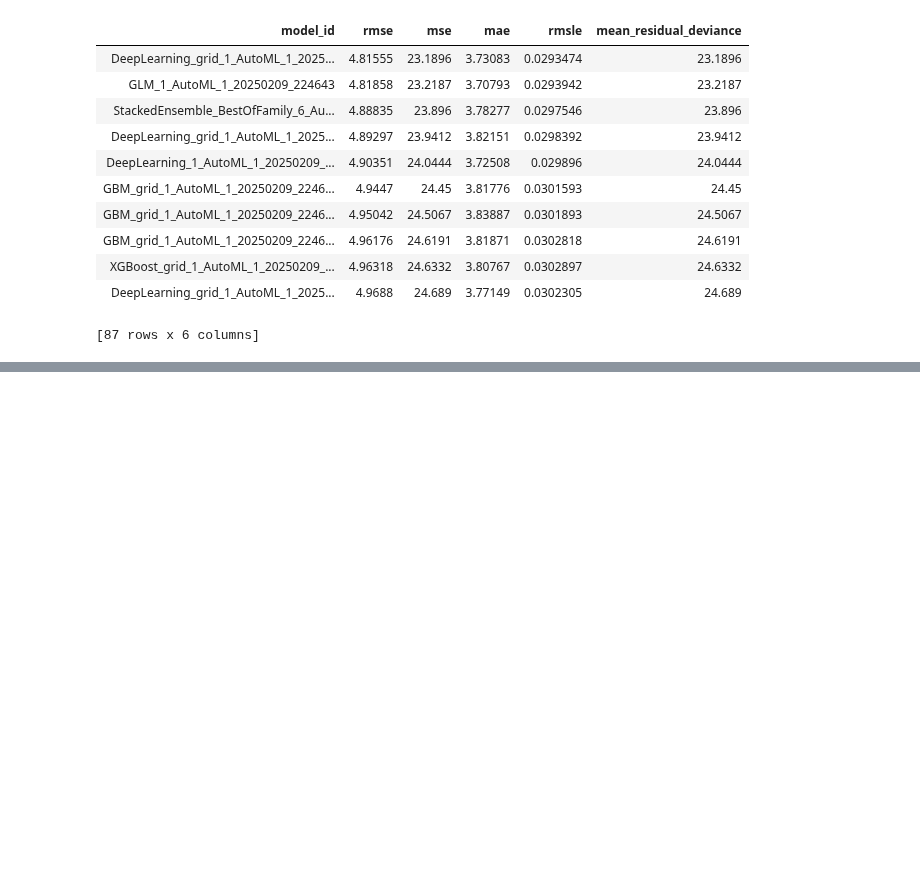
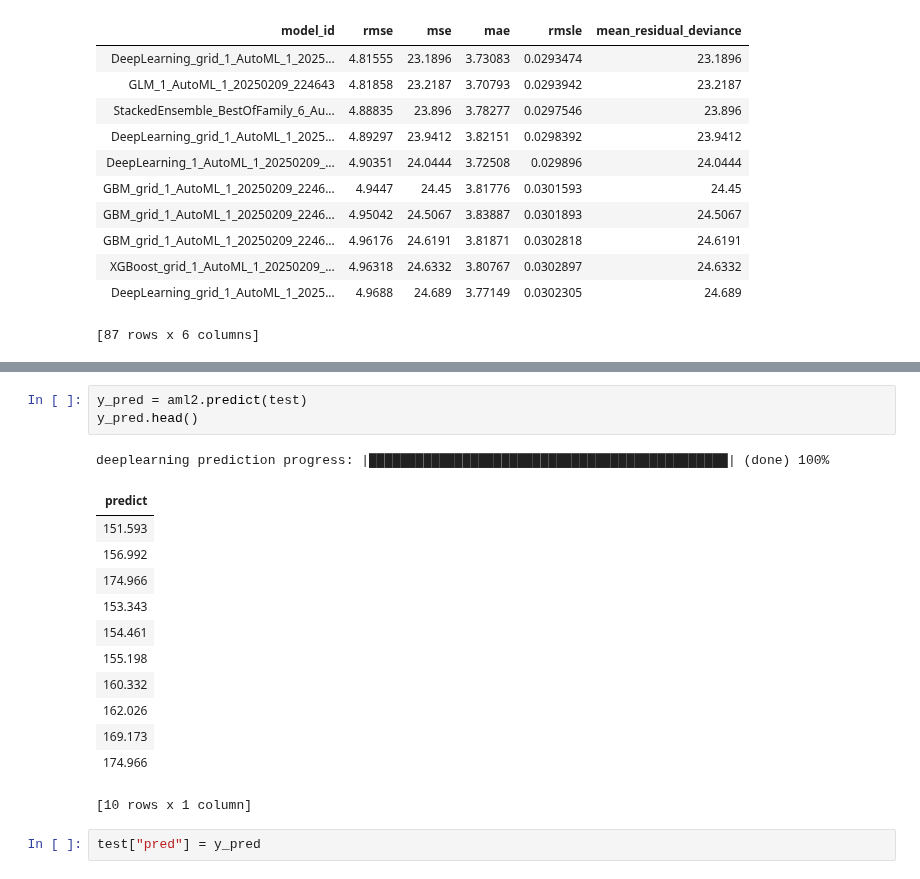
Before and after one commit to KomlaRD/agreement_height_ulna_length_study, a Jupyter notebook: automl.ipynb, the cells around one changed output, grey strips where cells are left out. Drawn from its saved outputs; the diff is of its cells as text; blank space fills up the shorter version.

```diff
--- a/automl.ipynb
+++ b/automl.ipynb
@@ -148,0 +204,19 @@ aml.leaderboard
+# %%
+y_pred = aml2.predict(test)
+y_pred.head()
+# %% [output]
+deeplearning prediction progress: |██████████████████████████████████████████████| (done) 100%
+| predict |
+| 151.593 |
+| 156.992 |
+| 174.966 |
+| 153.343 |
+| 154.461 |
+| 155.198 |
+| 160.332 |
+| 162.026 |
+| 169.173 |
+| 174.966 |
+[10 rows x 1 column]
+# %%
+test["pred"] = y_pred
```
Also changed, not shown: parts of 3 cells of this notebook.
